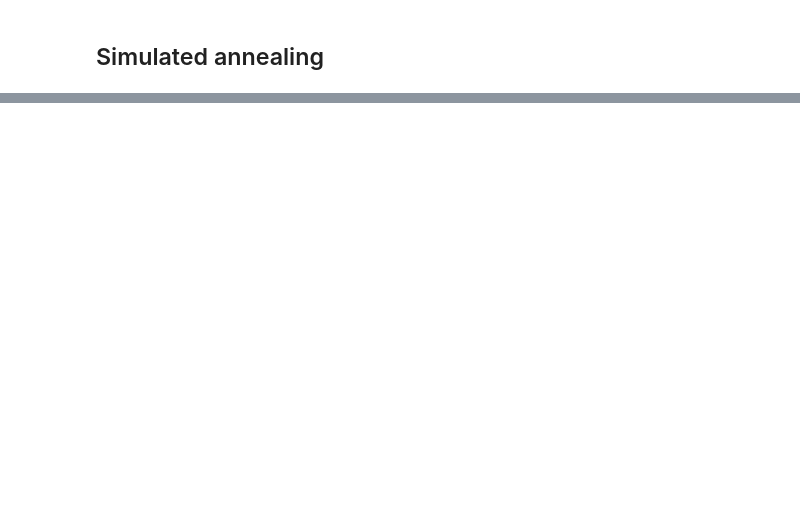
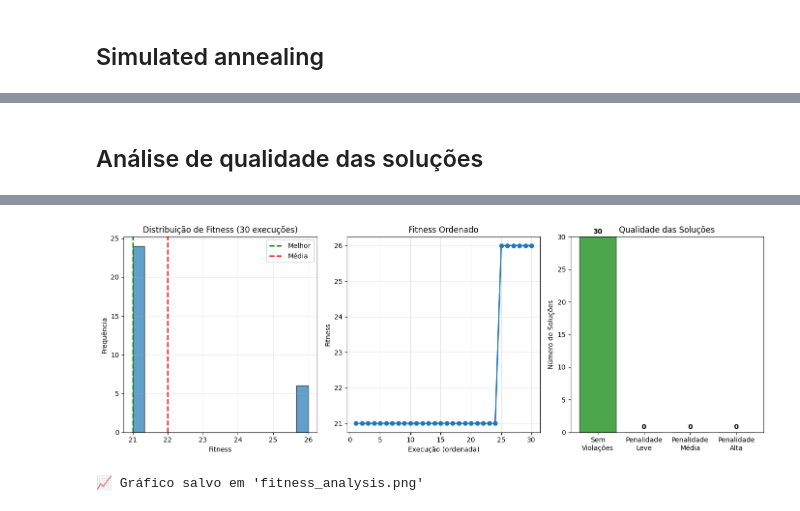
Before and after one commit to deadcube04/sjssp-classical-evaluation, a Jupyter notebook: src/code.ipynb, the cells around one changed output, grey strips where cells are left out. Drawn from its saved outputs; the diff is of its cells as text; code cells hidden in the pictures; blank space fills up the shorter version.

```diff
--- a/src/code.ipynb
+++ b/src/code.ipynb
@@ -205,7 +248,7 @@ def save_results_to_csv(times, solutions, instance_data, filename="results.csv")
 ## Configurações gerais
 # %%
 # dados para os testes iniciais
-data = import_tests_cases("best")
+data = import_tests_cases("instancia_simples_3x3")
 instance = jssp(data)
 fitness_func = make_fitness_function(instance)
 num_ops = len(instance.get_flattened_operations())
@@ -253,0 +406,75 @@ Timespan da instância: 3
+# %% [markdown]
+## Análise de qualidade das soluções
+# %%
+print("\n=== ANÁLISE DE QUALIDADE DAS SOLUÇÕES ===")
+
+fitness_values = [sol.target.fitness for sol in solutions]
+execution_times = [t[0] for t in times]
+
+print(f"\n📊 Estatísticas de Fitness:")
+print(f"  Melhor fitness: {min(fitness_values):.2f}")
+print(f"  Pior fitness: {max(fitness_values):.2f}")
+print(f"  Média: {np.mean(fitness_values):.2f}")
+print(f"  Desvio padrão: {np.std(fitness_values):.2f}")
+
+print(f"\n⏱️  Estatísticas de Tempo:")
+print(f"  Tempo médio: {np.mean(execution_times):.4f}s")
+print(f"  Tempo total: {sum(execution_times):.2f}s")
+
+# Verifica se há penalidades altas (indício de violações)
+high_penalty_count = sum(1 for f in fitness_values if f > 10000)
+medium_penalty_count = sum(1 for f in fitness_values if 1000 < f <= 10000)
+low_penalty_count = sum(1 for f in fitness_values if 100 < f <= 1000)
+clean_count = sum(1 for f in fitness_values if f <= 100)
+
+print(f"\n🔍 Distribuição de Penalidades:")
+print(f"  Soluções sem violações (fitness ≤ 100): {clean_count}/30")
+print(f"  Soluções com penalidades leves (100 < fitness ≤ 1000): {low_penalty_count}/30")
+print(f"  Soluções com penalidades médias (1000 < fitness ≤ 10000): {medium_penalty_count}/30")
+print(f"  Soluções com penalidades altas (fitness > 10000): {high_penalty_count}/30")
+
+if high_penalty_count == 0 and medium_penalty_count == 0:
+    print("\n✅ EXCELENTE! Todas as soluções são viáveis ou têm penalidades mínimas!")
+elif high_penalty_count == 0:
+    print(f"\n✅ BOM! Nenhuma solução com penalidades altas.")
+    print(f"   Mas {medium_penalty_count} soluções têm violações de precedência.")
+else:
+    print(f"\n❌ ATENÇÃO! {high_penalty_count} soluções têm violações graves de restrições")
+
+# Plota distribuição de fitness
+plt.figure(figsize=(14, 5))
+
+plt.subplot(1, 3, 1)
+plt.hist(fitness_values, bins=15, edgecolor='black', alpha=0.7)
+plt.xlabel('Fitness')
+plt.ylabel('Frequência')
+plt.title('Distribuição de Fitness (30 execuções)')
+plt.axvline(min(fitness_values), color='g', linestyle='--', label='Melhor', linewidth=2)
+plt.axvline(np.mean(fitness_values), color='r', linestyle='--', label='Média', linewidth=2)
+plt.legend()
+plt.grid(True, alpha=0.3)
+
+plt.subplot(1, 3, 2)
+plt.plot(range(1, 31), sorted(fitness_values), marker='o', linewidth=2)
+plt.xlabel('Execução (ordenada)')
+plt.ylabel('Fitness')
+plt.title('Fitness Ordenado')
+plt.grid(True, alpha=0.3)
+
+plt.subplot(1, 3, 3)
+categories = ['Sem\nViolações', 'Penalidade\nLeve', 'Penalidade\nMédia', 'Penalidade\nAlta']
+counts = [clean_count, low_penalty_count, medium_penalty_count, high_penalty_count]
+colors = ['green', 'yellow', 'orange', 'red']
+plt.bar(categories, counts, color=colors, alpha=0.7, edgecolor='black')
+plt.ylabel('Número de Soluções')
+plt.title('Qualidade das Soluções')
+plt.ylim(0, 30)
+for i, v in enumerate(counts):
+    plt.text(i, v + 0.5, str(v), ha='center', fontweight='bold')
+
+plt.tight_layout()
+plt.savefig('fitness_analysis.png', dpi=150, bbox_inches='tight')
+plt.show()
+
+print("\n📈 Gráfico salvo em 'fitness_analysis.png'")
+# %% [output]
@@ -253,0 +500,2 @@ Timespan da instância: 3
+[figure, added]
+📈 Gráfico salvo em 'fitness_analysis.png'
```
Also changed, not shown: parts of 8 cells of this notebook, 3 other files.
